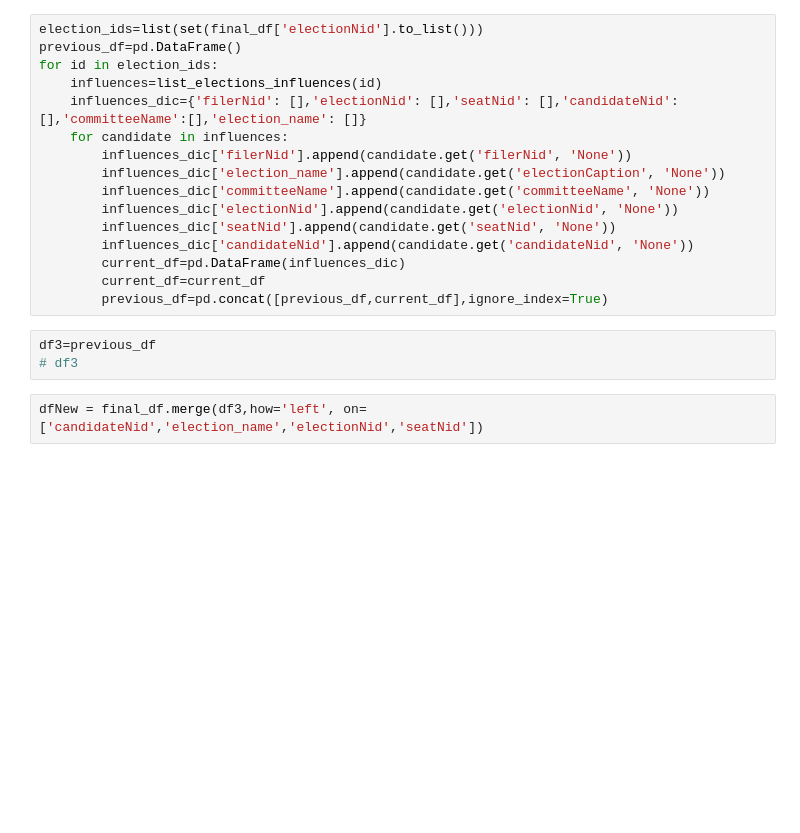
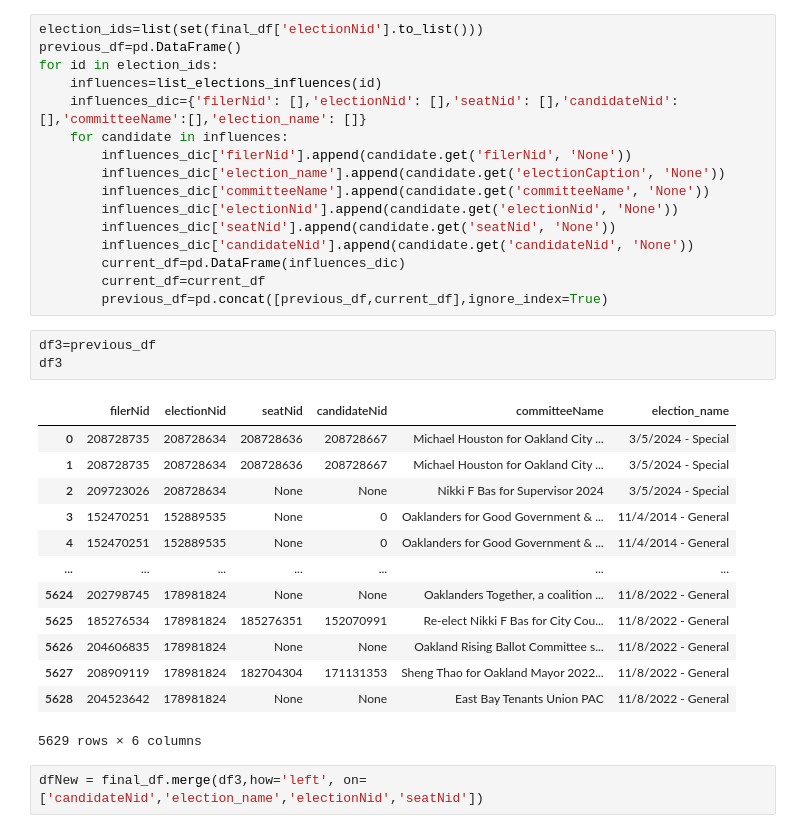
Before and after one commit to FrancisDoran/candidate-table, a Jupyter notebook: francis-testing.ipynb, the cells around one changed output. Drawn from its saved outputs; the diff is of its cells as text; blank space fills up the shorter version.

```diff
--- a/francis-testing.ipynb
+++ b/francis-testing.ipynb
@@ -288,7 +294,21 @@ for id in election_ids:
         previous_df=pd.concat([previous_df,current_df],ignore_index=True)
 # %%
 df3=previous_df
-# df3
+df3
+# %% [output]
+|  | filerNid | electionNid | seatNid | candidateNid | committeeName | election_name |
+| 0 | 208728735 | 208728634 | 208728636 | 208728667 | Michael Houston for Oakland City ... | 3/5/2024 - Special |
+| 1 | 208728735 | 208728634 | 208728636 | 208728667 | Michael Houston for Oakland City ... | 3/5/2024 - Special |
+| 2 | 209723026 | 208728634 | None | None | Nikki F Bas for Supervisor 2024 | 3/5/2024 - Special |
+| 3 | 152470251 | 152889535 | None | 0 | Oaklanders for Good Government & ... | 11/4/2014 - General |
+| 4 | 152470251 | 152889535 | None | 0 | Oaklanders for Good Government & ... | 11/4/2014 - General |
+| ... | ... | ... | ... | ... | ... | ... |
+| 5624 | 202798745 | 178981824 | None | None | Oaklanders Together, a coalition ... | 11/8/2022 - General |
+| 5625 | 185276534 | 178981824 | 185276351 | 152070991 | Re-elect Nikki F Bas for City Cou... | 11/8/2022 - General |
+| 5626 | 204606835 | 178981824 | None | None | Oakland Rising Ballot Committee s... | 11/8/2022 - General |
+| 5627 | 208909119 | 178981824 | 182704304 | 171131353 | Sheng Thao for Oakland Mayor 2022... | 11/8/2022 - General |
+| 5628 | 204523642 | 178981824 | None | None | East Bay Tenants Union PAC | 11/8/2022 - General |
+5629 rows × 6 columns
 # %%
 dfNew = final_df.merge(df3,how='left', on=['candidateNid','election_name','electionNid','seatNid'])
 # %%
```
Also changed, not shown: parts of 5 cells of this notebook, 4 other files.
